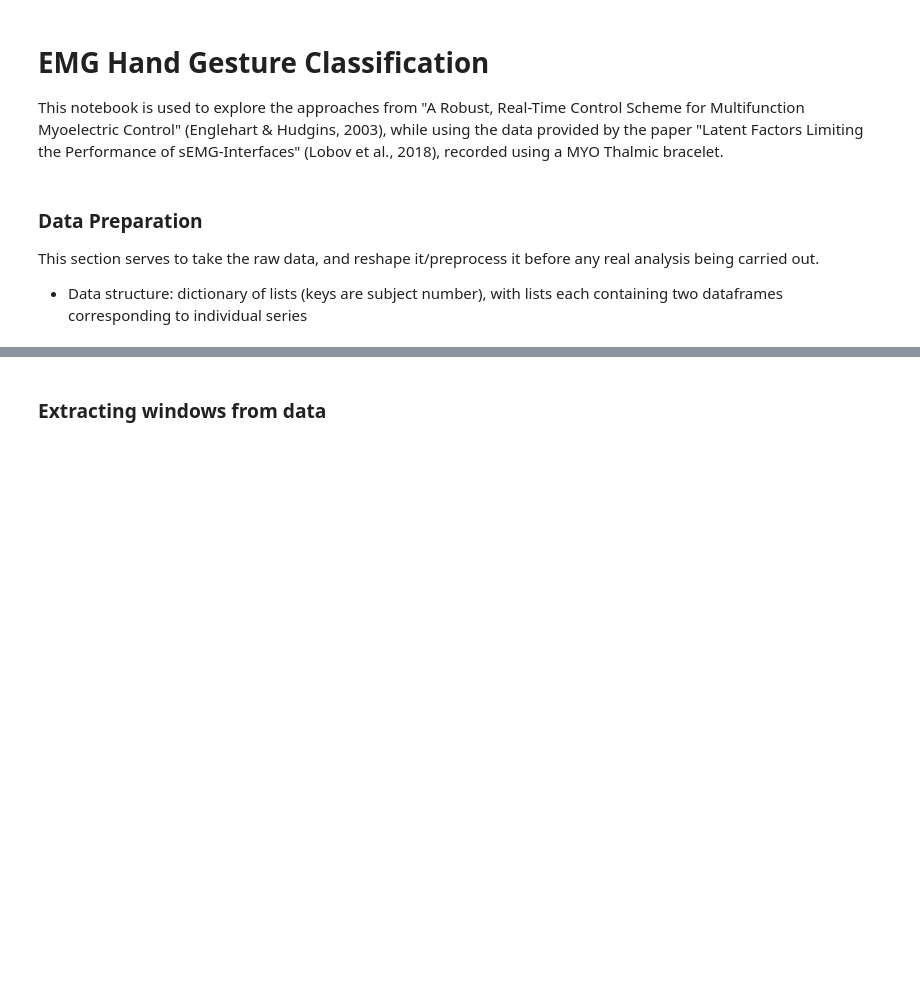
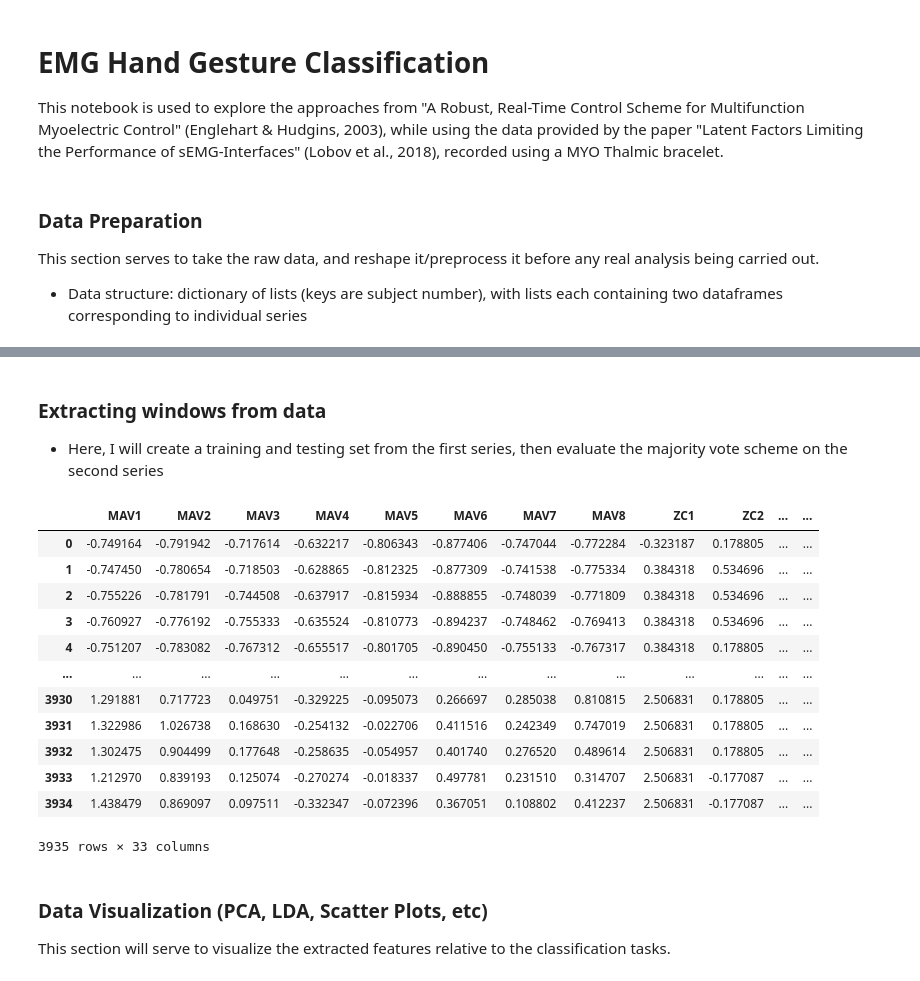
Before and after one commit to joao-binenbojm/emg-gestures, a Jupyter notebook: original_approach.ipynb, the cells around one changed output, grey strips where cells are left out. Saved outputs shown, nothing was run; the diff lists cells and outputs as text; code cells hidden in the pictures; blank space fills up the shorter version.

```diff
--- a/original_approach.ipynb
+++ b/original_approach.ipynb
@@ -73,20 +88,18 @@ df
 # %%
-# Plot signals
-for DIR_SJ in DIR_SJs:
-    for series_n in range(2):
-        print(DIR_SJ, series_n) # determine which signals are definitely not okay to use
-        df = parse_file(DIR, DIR_SJ + '/', 0)
-        plot_channels(df)
+# # Plot signals
+# for DIR_SJ in DIR_SJs:
+#     for series_n in range(2):
+#         print(DIR_SJ, series_n) # determine which signals are definitely not okay to use
+#         df = parse_file(DIR, DIR_SJ + '/', 0)
+#         plot_channels(df)
 
-# # Plot class labels
-# plt.figure()
-# plt.plot(df['time'], df['class'])
-# plt.xlabel('Time (ms)')
-# plt.ylabel('Voltage (V)')
-# plt.ylabel('Single Subject Data')
-# plt.show()
+# # # Plot class labels
+# # plt.figure()
+# # plt.plot(df['time'], df['class'])
+# # plt.xlabel('Time (ms)')
+# # plt.ylabel('Voltage (V)')
+# # plt.ylabel('Single Subject Data')
+# # plt.show()
 
-# Check that sampling rate matches expectations:
-print('Estimated Sampling Rate: ', df.shape[0]/df.loc[df.shape[0]-1, 'time'])
+# # Check that sampling rate matches expectations:
+# print('Estimated Sampling Rate: ', df.shape[0]/df.loc[df.shape[0]-1, 'time'])
-# %% [markdown]
-### Extracting windows from data
@@ -94,0 +106,3 @@ wsize = 250 # 250ms window size, as in Ecklehart & Hudgins
+# %% [markdown]
+### Extracting windows from data
+- Here, I will create a training and testing set from the first series, then evaluate the majority vote scheme on the second series
@@ -94,0 +177,26 @@ wsize = 250 # 250ms window size, as in Ecklehart & Hudgins
+# %%
+# Test that class works (without classifier for now)
+DIR_SJ, series_n = '01/', 0
+df = parse_file(DIR, DIR_SJ, series_n)
+model = GestureClassifier(None) # no chosen model for now, default parameters chosen for the rest
+df_new = model.feature_extraction(df)
+scaler = StandardScaler().fit(df_new.iloc[:,:-1])
+df_new.iloc[:,:-1] = scaler.transform(df_new.iloc[:,:-1])
+df_new
+# %% [output]
+|  | MAV1 | MAV2 | MAV3 | MAV4 | MAV5 | MAV6 | MAV7 | MAV8 | ZC1 | ZC2 | ... | ... |
+| 0 | -0.749164 | -0.791942 | -0.717614 | -0.632217 | -0.806343 | -0.877406 | -0.747044 | -0.772284 | -0.323187 | 0.178805 | ... | ... |
+| 1 | -0.747450 | -0.780654 | -0.718503 | -0.628865 | -0.812325 | -0.877309 | -0.741538 | -0.775334 | 0.384318 | 0.534696 | ... | ... |
+| 2 | -0.755226 | -0.781791 | -0.744508 | -0.637917 | -0.815934 | -0.888855 | -0.748039 | -0.771809 | 0.384318 | 0.534696 | ... | ... |
+| 3 | -0.760927 | -0.776192 | -0.755333 | -0.635524 | -0.810773 | -0.894237 | -0.748462 | -0.769413 | 0.384318 | 0.534696 | ... | ... |
+| 4 | -0.751207 | -0.783082 | -0.767312 | -0.655517 | -0.801705 | -0.890450 | -0.755133 | -0.767317 | 0.384318 | 0.178805 | ... | ... |
+| ... | ... | ... | ... | ... | ... | ... | ... | ... | ... | ... | ... | ... |
+| 3930 | 1.291881 | 0.717723 | 0.049751 | -0.329225 | -0.095073 | 0.266697 | 0.285038 | 0.810815 | 2.506831 | 0.178805 | ... | ... |
+| 3931 | 1.322986 | 1.026738 | 0.168630 | -0.254132 | -0.022706 | 0.411516 | 0.242349 | 0.747019 | 2.506831 | 0.178805 | ... | ... |
+| 3932 | 1.302475 | 0.904499 | 0.177648 | -0.258635 | -0.054957 | 0.401740 | 0.276520 | 0.489614 | 2.506831 | 0.178805 | ... | ... |
+| 3933 | 1.212970 | 0.839193 | 0.125074 | -0.270274 | -0.018337 | 0.497781 | 0.231510 | 0.314707 | 2.506831 | -0.177087 | ... | ... |
+| 3934 | 1.438479 | 0.869097 | 0.097511 | -0.332347 | -0.072396 | 0.367051 | 0.108802 | 0.412237 | 2.506831 | -0.177087 | ... | ... |
+3935 rows × 33 columns
+# %% [markdown]
+### Data Visualization (PCA, LDA, Scatter Plots, etc)
+This section will serve to visualize the extracted features relative to the classification tasks.
```
Also changed, not shown: parts of 8 cells of this notebook, 57 other files.
